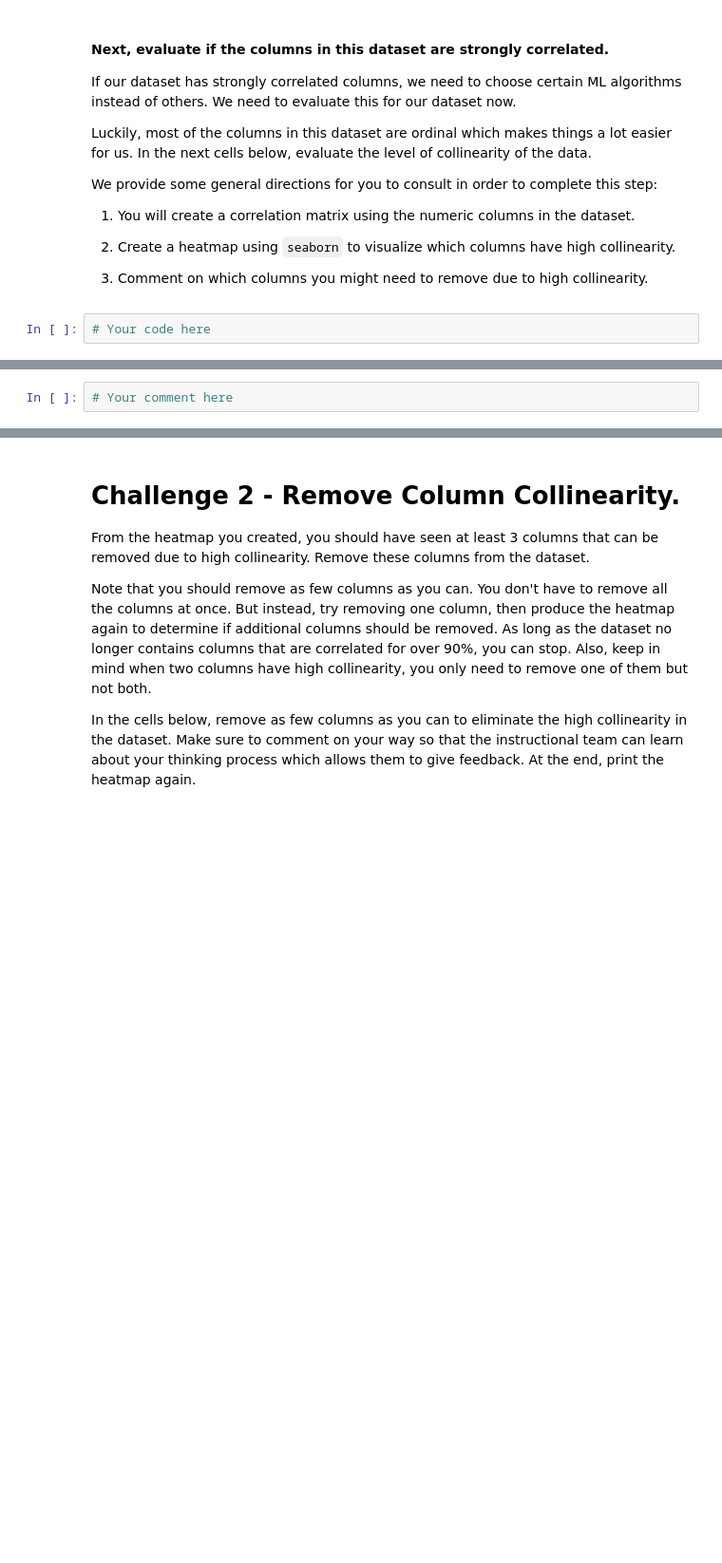
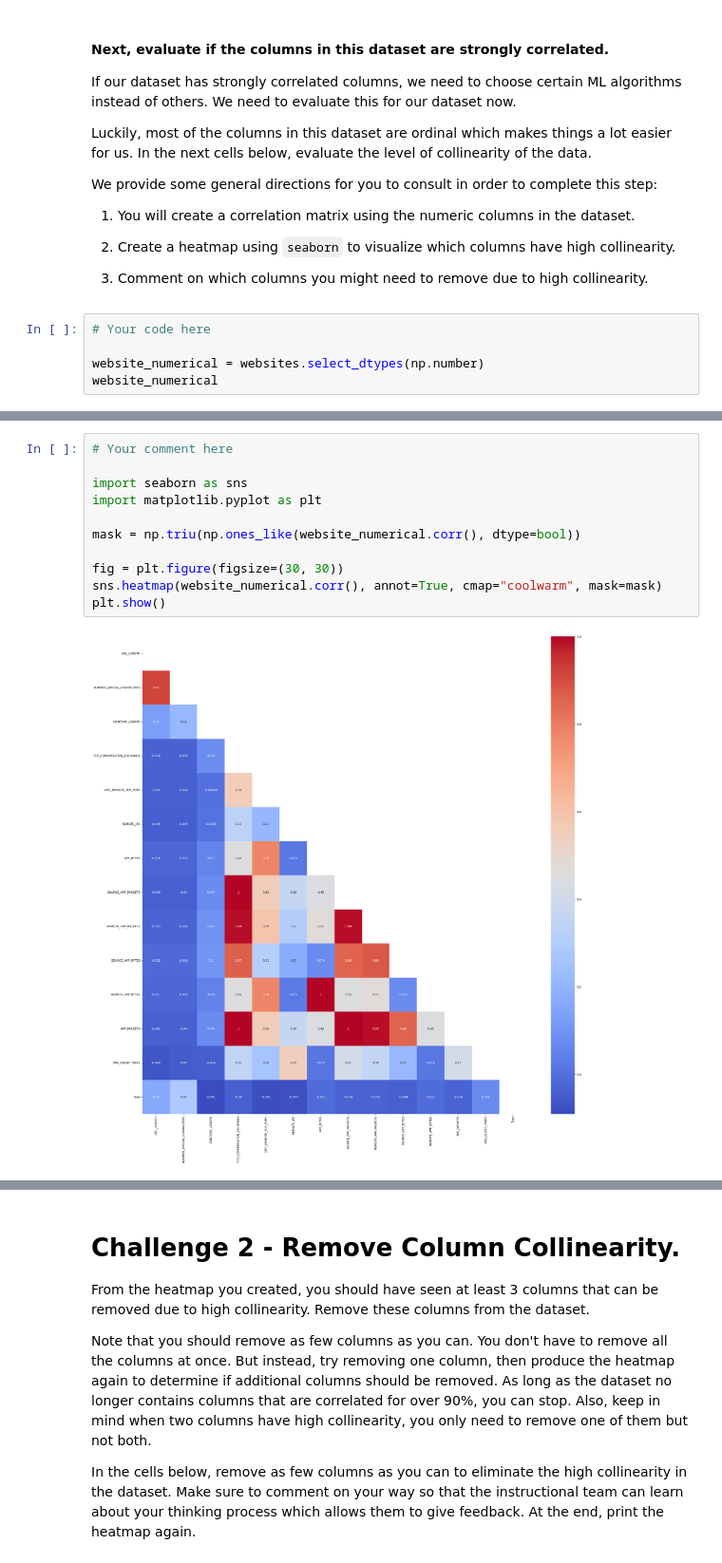
Before and after one commit to zepcerqueira/supervised-learning-classification, a Jupyter notebook: your-code/main.ipynb, the cells around one changed output, grey strips where cells are left out. Shown: that part at 95% size. Drawn from its saved outputs; the diff is of its cells as text; blank space fills up the shorter version.

```diff
--- a/your-code/main.ipynb
+++ b/your-code/main.ipynb
@@ -52,3 +90,6 @@ We provide some general directions for you to consult in order to complete this
 1. Comment on which columns you might need to remove due to high collinearity.
 # %%
 # Your code here
+
+website_numerical = websites.select_dtypes(np.number)
+website_numerical
@@ -55,2 +110,13 @@ We provide some general directions for you to consult in order to complete this
-# %%
-# Your comment here
+# %%
+# Your comment here
+
+import seaborn as sns
+import matplotlib.pyplot as plt
+
+mask = np.triu(np.ones_like(website_numerical.corr(), dtype=bool))
+
+fig = plt.figure(figsize=(30, 30))
+sns.heatmap(website_numerical.corr(), annot=True, cmap="coolwarm", mask=mask)
+plt.show()
+# %% [output]
+[figure, added]
```
Also changed, not shown: parts of 69 cells of this notebook.
